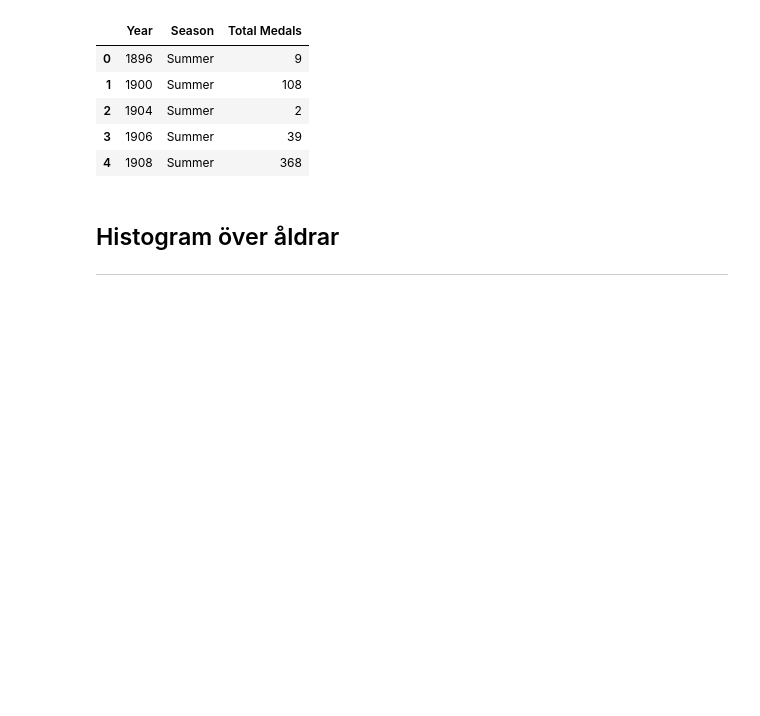
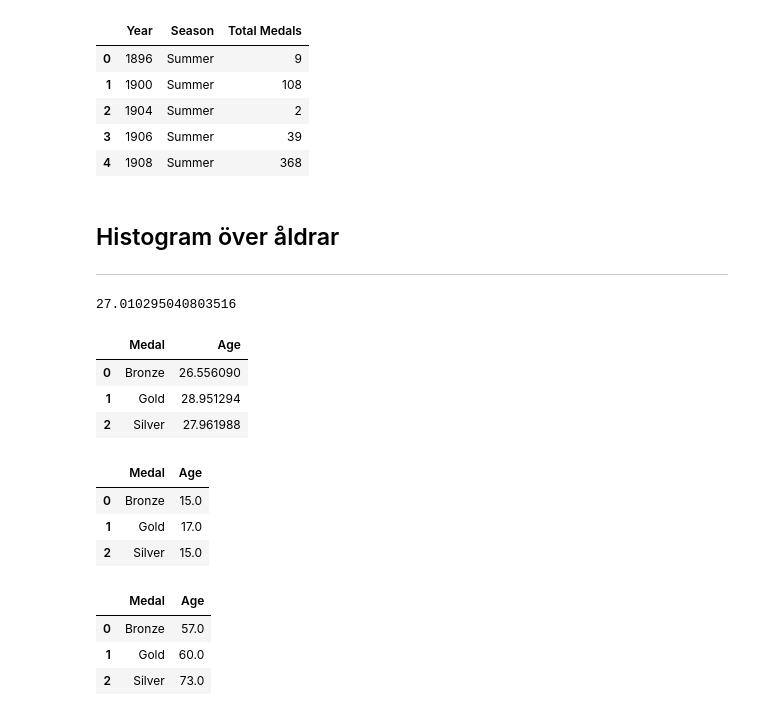
Before and after one commit to Wessnom/Databehandling-Projekt, a Jupyter notebook: uppgift1.ipynb, the cells around one changed output. Drawn from its saved outputs; the diff is of its cells as text; code cells hidden in the pictures; blank space fills up the shorter version.

```diff
--- a/uppgift1.ipynb
+++ b/uppgift1.ipynb
@@ -178,3 +171,12 @@ fig_all.update_yaxes(title_text="Number of Athletes", col=1)
 
 # Show plot
 fig_all.show()
+# %%
+UK_athletes.head()
+df_age = UK_athletes[['Age', 'Name']].groupby(['Name', 'Age']).count().reset_index()
+df_age.head()
+
+# Medelålder i datan
+df_age['Age'].mean()
+# %% [output]
+27.010295040803516
@@ -180,0 +200,32 @@ fig_all.show()
+# %%
+# Medelålder av medaljörer
+df_mean_age = UK_athletes[['Age', 'Medal']].groupby('Medal').mean().reset_index().sort_index().sort_values(by='Medal')
+display(df_mean_age.head())
+
+fig = px.bar(df_mean_age, x='Medal', y='Age', title="Mean Age of UK's medal-holders")
+fig.show()
+# %% [output]
+|  | Medal | Age |
+| 0 | Bronze | 26.556090 |
+| 1 | Gold | 28.951294 |
+| 2 | Silver | 27.961988 |
+# %%
+# Yngsta medaljörer
+
+df_age_min = UK_athletes[['Age', 'Medal']].groupby('Medal').min().reset_index().sort_index().sort_values(by='Medal')
+df_age_min.head()
+# %% [output]
+|  | Medal | Age |
+| 0 | Bronze | 15.0 |
+| 1 | Gold | 17.0 |
+| 2 | Silver | 15.0 |
+# %%
+# Äldsta medaljörer
+
+df_age_max = UK_athletes[['Age', 'Medal']].groupby('Medal').max().reset_index().sort_index().sort_values(by='Medal')
+df_age_max
+# %% [output]
+|  | Medal | Age |
+| 0 | Bronze | 57.0 |
+| 1 | Gold | 60.0 |
+| 2 | Silver | 73.0 |
```
Also changed, not shown: parts of 4 cells of this notebook.
